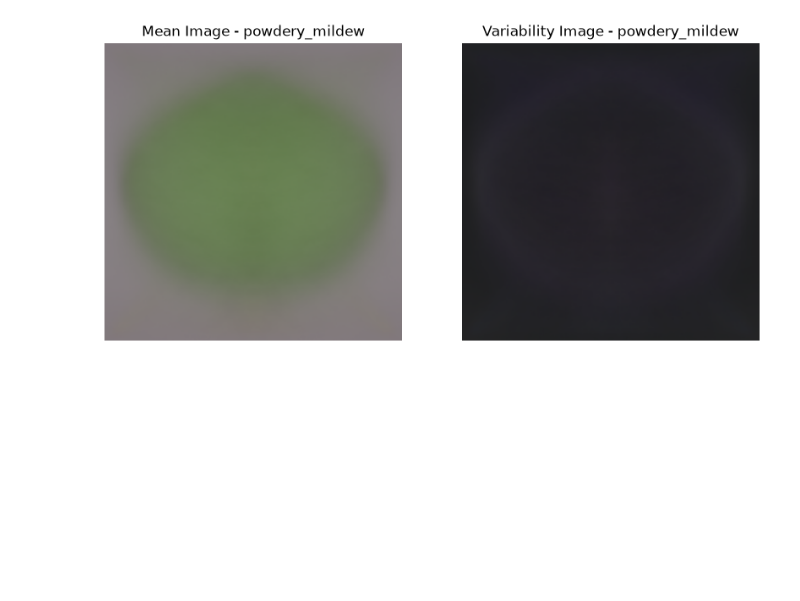
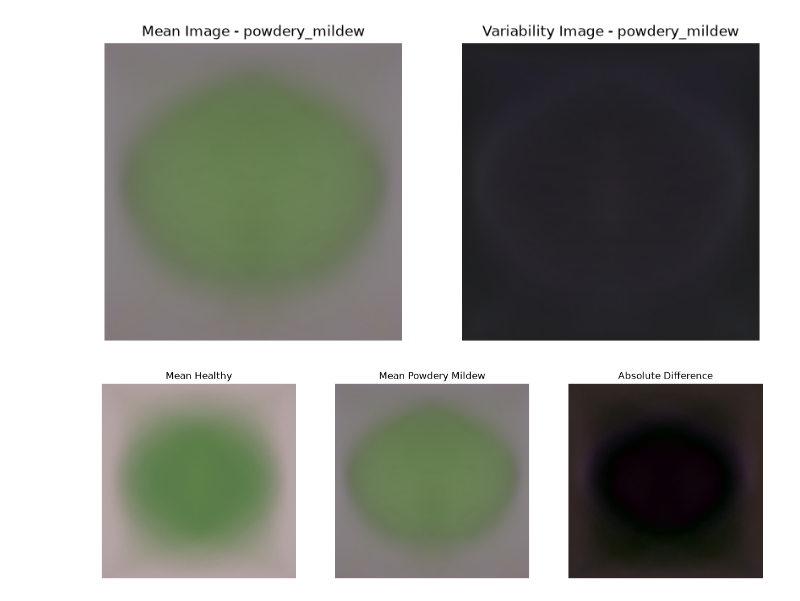
Before and after one commit to danielvivor/Mildew-detection, a Jupyter notebook: jupyter_notebooks/02_data_visualization.ipynb, the cells around one changed output. Cells and saved outputs as stored; diff of their text form; code cells hidden in the pictures; blank space fills up the shorter version.

Commit message:
feat: Add mean image difference visualization for healthy vs mildew classes
Add script to:
- load saved mean images for healthy and powdery_mildew classes
- compute raw and absolute differences between class means
- generate side-by-side plots showing both mean images and their absolute difference
- save mean_difference.png under outputs/v1/ for visual inspection

```diff
--- a/jupyter_notebooks/02_data_visualization.ipynb
+++ b/jupyter_notebooks/02_data_visualization.ipynb
@@ -86,3 +86,27 @@ mean_variability_images(train_path, 'powdery_mildew')
 # %% [output]
 [figure]
 [figure]
+# %%
+mean_healthy = np.load(os.path.join(output_dir, 'mean_healthy.npy'))
+mean_mildew = np.load(os.path.join(output_dir, 'mean_powdery_mildew.npy'))
+
+diff_between_means = mean_healthy - mean_mildew
+diff_between_means_abs = np.abs(diff_between_means)
+
+fig, axes = plt.subplots(1, 3, figsize=(15, 5))
+axes[0].imshow(mean_healthy)
+axes[0].set_title('Mean Healthy')
+axes[0].axis('off')
+
+axes[1].imshow(mean_mildew)
+axes[1].set_title('Mean Powdery Mildew')
+axes[1].axis('off')
+
+axes[2].imshow(diff_between_means_abs)
+axes[2].set_title('Absolute Difference')
+axes[2].axis('off')
+
+plt.savefig(os.path.join(output_dir, 'mean_difference.png'), bbox_inches='tight')
+plt.show()
+# %% [output]
+[figure, added]
```
